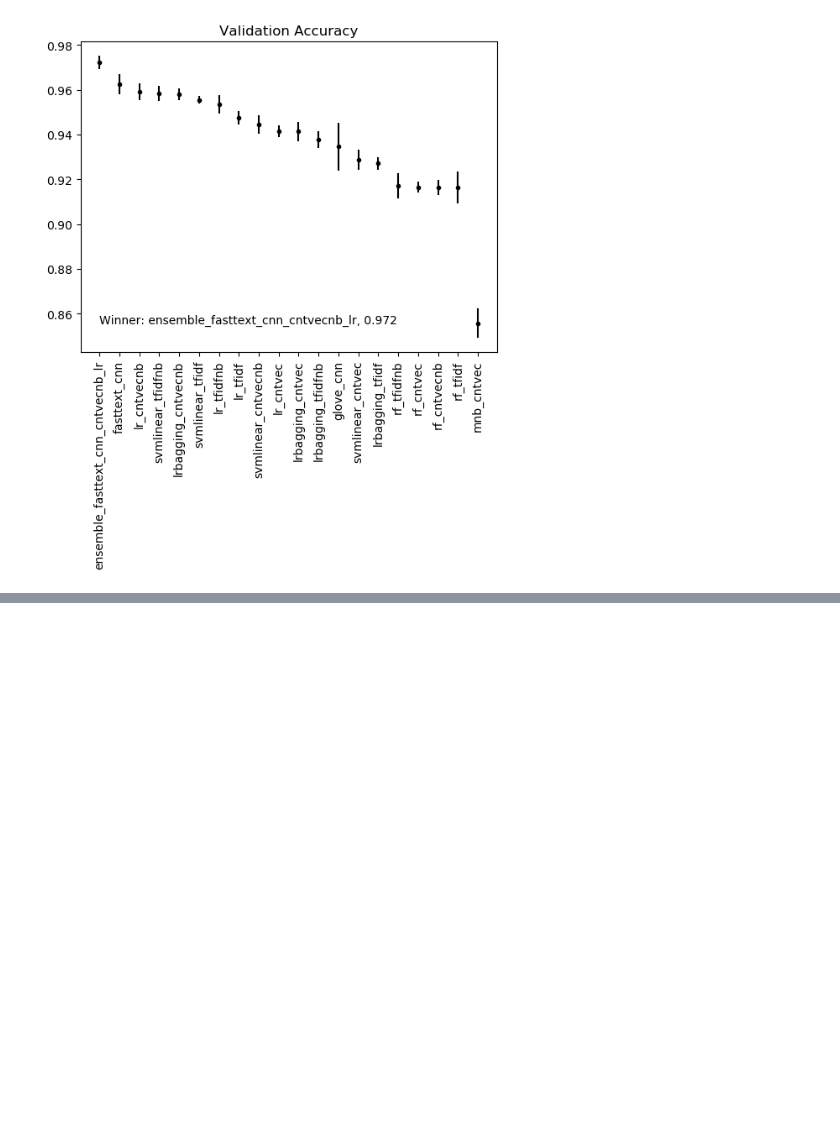
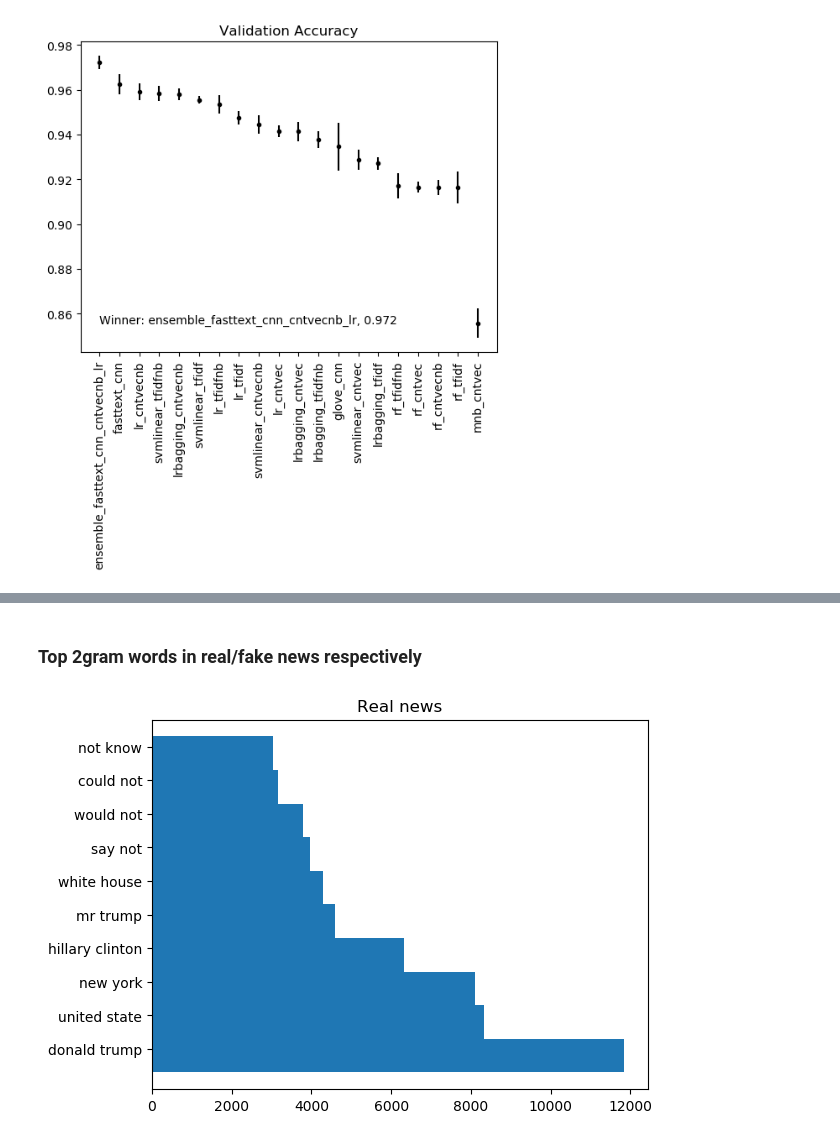
Before and after one commit to jmitroi/ML1010_GROUP_PROJECT, a Jupyter notebook: codes/ModelingResults.ipynb, the cells around one changed output, grey strips where cells are left out. Cells and saved outputs as stored; diff of their text form; code cells hidden in the pictures; blank space fills up the shorter version.

```diff
--- a/codes/ModelingResults.ipynb
+++ b/codes/ModelingResults.ipynb
@@ -221,0 +332,21 @@ print(metrics.f1_score(y, pred>0.5))
+# %% [markdown]
+### Top 2gram words in real/fake news respectively
+# %%
+from collections import Counter
+df_fake = df[df.labels==1]
+df_real = df[df.labels==0]
+num_to_show = 10
+# %%
+bigrams = nltk.bigrams([item for sublist in df_real["texts_tokens"].values for item in sublist])
+counter = Counter(bigrams)
+counter.most_common(num_to_show)
+labels = [" ".join(e[0]) for e in counter.most_common(num_to_show)]
+values = [e[1] for e in counter.most_common(num_to_show)]
+plot_indexes = np.arange(len(labels))
+width = 1
+plt.barh(plot_indexes, values, width)
+plt.yticks(plot_indexes + width * 0.2, labels)
+plt.title("Real news")
+plt.show()
+# %% [output]
+[figure, added]
```
Also changed, not shown: parts of 25 cells of this notebook, 5 other files.
